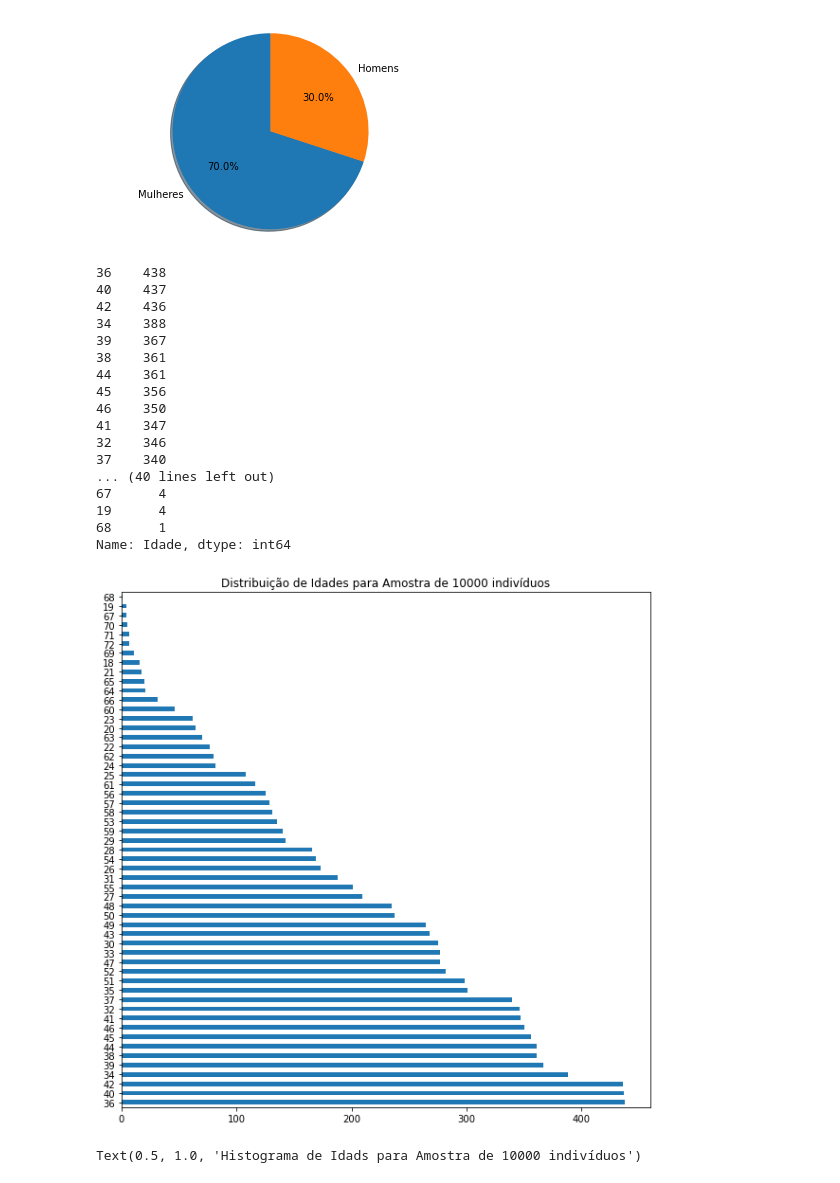
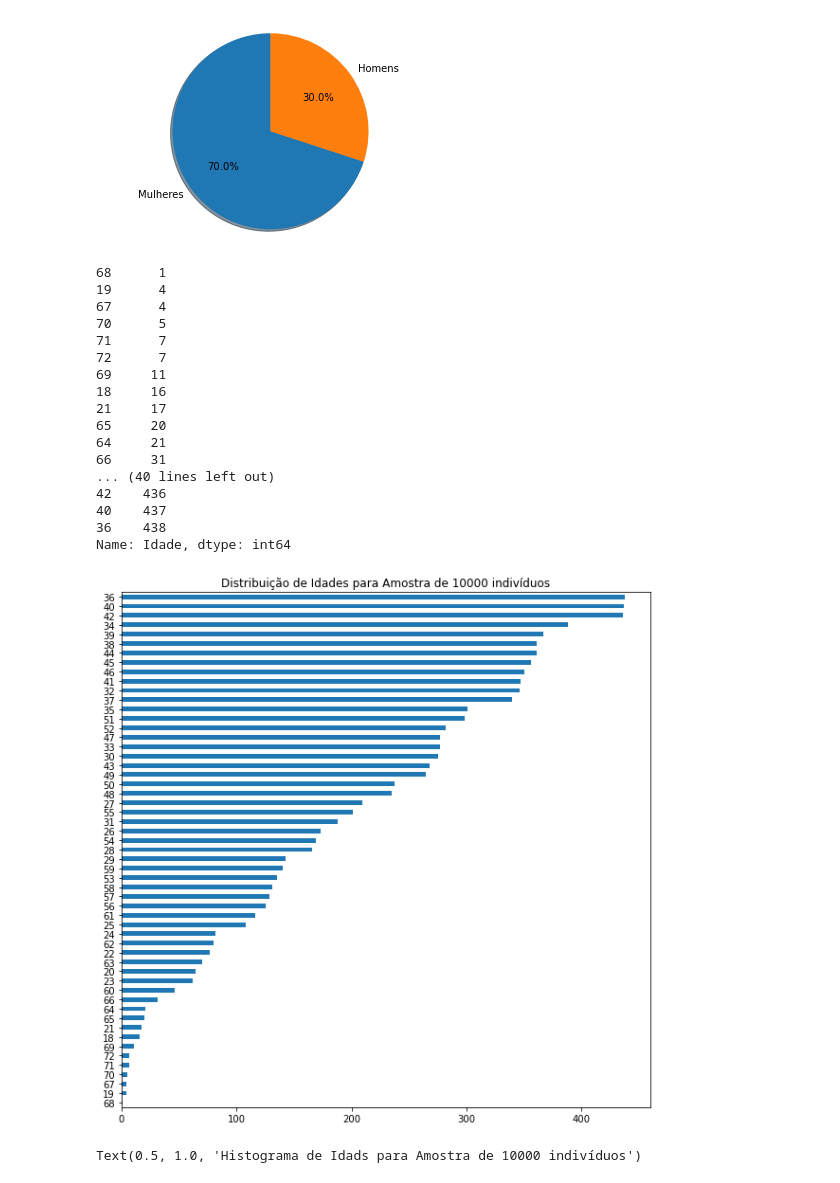
Before and after one commit to sergioneto12/Analise_Censo_Escolar_2020, a Jupyter notebook: Dados - Censo Escolar.ipynb, the cells around one changed output. Drawn from its saved outputs; the diff is of its cells as text; code cells hidden in the pictures.

```diff
--- a/Dados - Censo Escolar.ipynb
+++ b/Dados - Censo Escolar.ipynb
@@ -129,32 +129,32 @@ plt.show()
 # %%
 #Amostragem dos dados referente a idade dos professores
 
-idades = dados_1['Idade'][:10000].value_counts().sort_values(ascending=False)
+idades = dados_1['Idade'][:10000].value_counts().sort_values(ascending=True)
 
 plt.figure(figsize = (10, 10))
 idades.plot.barh()
 plt.title("Distribuição de Idades para Amostra de 10000 indivíduos")
 
 idades
 # %% [output]
+68      1
+19      4
+67      4
+70      5
+71      7
+72      7
+69     11
+18     16
+21     17
+65     20
+64     21
+66     31
+... (40 lines left out)
+42    436
+40    437
 36    438
-40    437
-42    436
-34    388
-39    367
-38    361
-44    361
-45    356
-46    350
-41    347
-32    346
-37    340
-... (40 lines left out)
-67      4
-19      4
-68      1
 Name: Idade, dtype: int64
-[figure, old version]
+[figure, new version]
 # %%
 plt.figure(figsize = (10, 5))
 sns.histplot(data = dados_1['Idade'][:10000])
```
Also changed, not shown: parts of 39 cells of this notebook, 1 other file.
